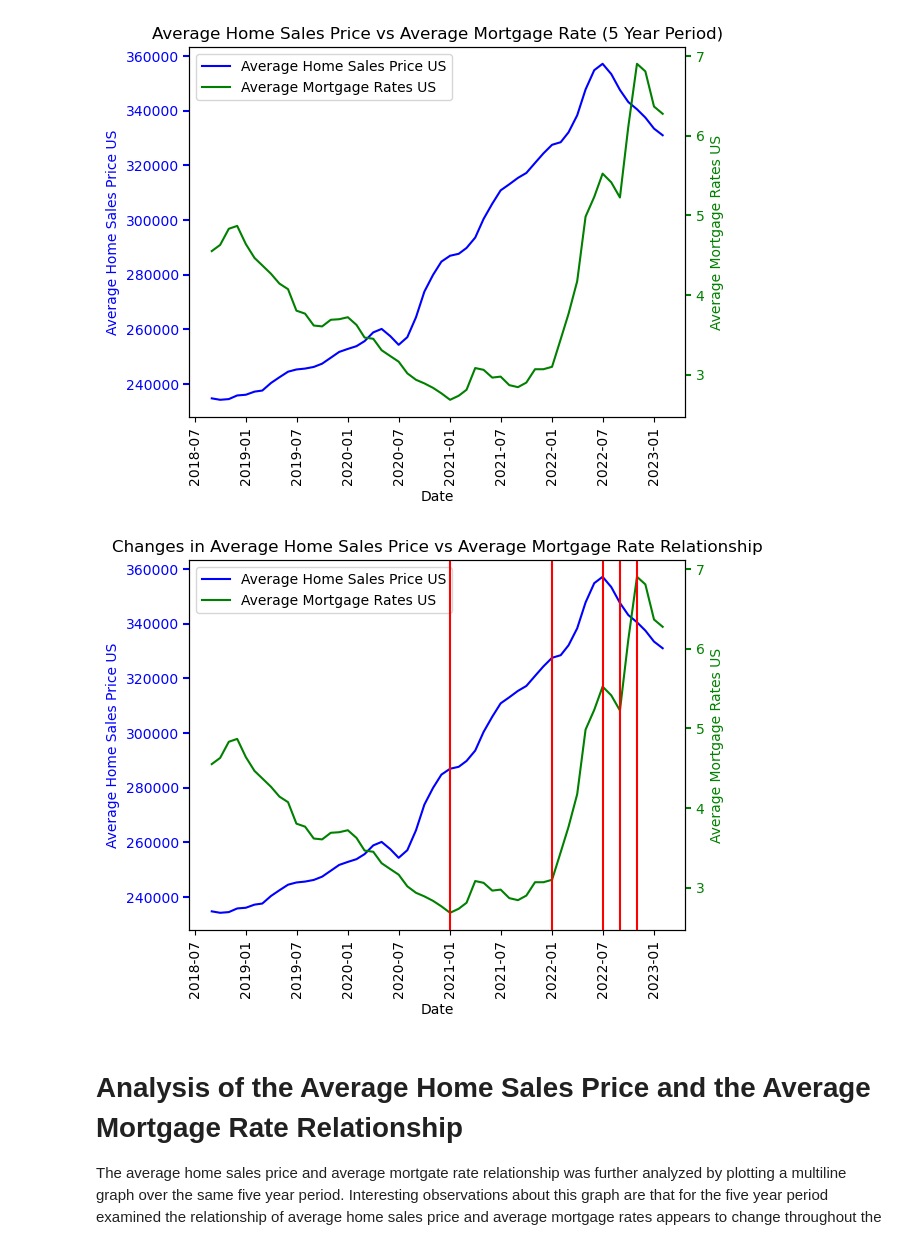
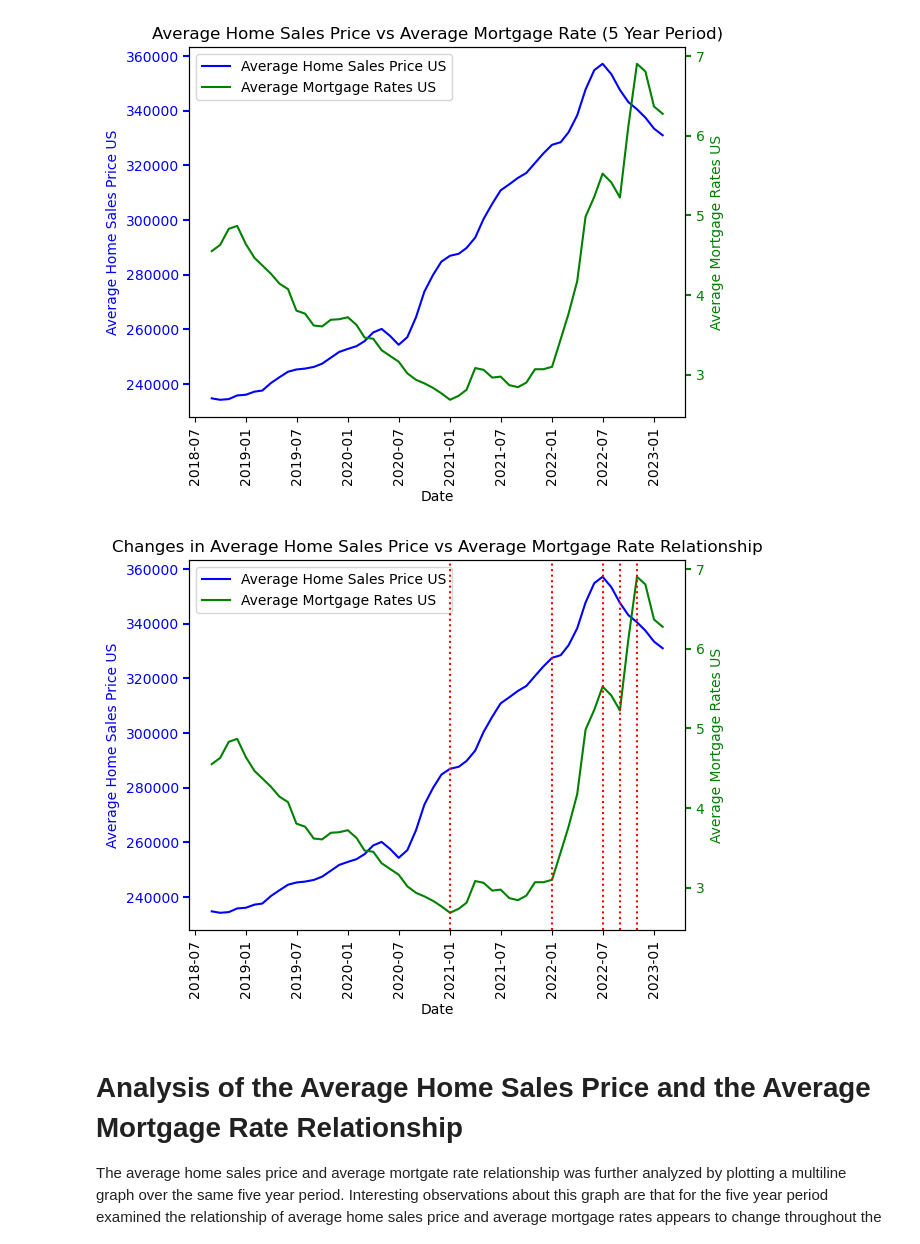
Before and after one commit to ceramicbull/Project-1-Repo, a Jupyter notebook: Group Project One Notebook.ipynb, the cells around one changed output. Drawn from its saved outputs; the diff is of its cells as text; code cells hidden in the pictures.

```diff
--- a/Group Project One Notebook.ipynb
+++ b/Group Project One Notebook.ipynb
@@ -739,39 +739,39 @@ date_2 = pd.to_datetime(date)
 #plot figure with ax subplots for multi y-axis
 fig, ax = plt.subplots()
 twin1 = ax.twinx()
 
 sales_price_plot, = ax.plot(date_2, average_sales_price_us, color="blue", label="Average Home Sales Price US")
 mortgage_rate_plot, = twin1.plot(date_2, average_mortgage_rate_us, color="green", label="Average Mortgage Rates US")
 
 #set tick labels, colors, rotation
 for tick in ax.get_xticklabels():
     tick.set_rotation(90)
 
 tkw = dict(size=4, width=1.5)
 ax.tick_params(axis='y', colors=sales_price_plot.get_color(), **tkw)
 twin1.tick_params(axis='y', colors=mortgage_rate_plot.get_color(), **tkw)
 
 ax.yaxis.label.set_color(sales_price_plot.get_color())
 twin1.yaxis.label.set_color(mortgage_rate_plot.get_color())
 
 #set labels
 ax.set_xlabel('Date')
 ax.set_ylabel('Average Home Sales Price US')
 twin1.set_ylabel("Average Mortgage Rates US")
 ax.legend(handles = [sales_price_plot, mortgage_rate_plot])
 #plot vlines at points where relationship changes
-plt.axvline(pd.Timestamp('2021-01-01'),color='r')
-plt.axvline(pd.Timestamp('2022-01-01'),color='r')
-plt.axvline(pd.Timestamp('2022-07-01'),color='r')
-plt.axvline(pd.Timestamp('2022-09-01'),color='r')
-plt.axvline(pd.Timestamp('2022-11-01'),color='r')
+plt.axvline(pd.Timestamp('2021-01-01'),color='r',linestyle="dotted")
+plt.axvline(pd.Timestamp('2022-01-01'),color='r',linestyle="dotted")
+plt.axvline(pd.Timestamp('2022-07-01'),color='r',linestyle="dotted")
+plt.axvline(pd.Timestamp('2022-09-01'),color='r',linestyle="dotted")
+plt.axvline(pd.Timestamp('2022-11-01'),color='r',linestyle="dotted")
 # Save the figure
 #plt.savefig("cp_ChangeRelationshipSalesPricevsMortRate.png")
 plt.title("Changes in Average Home Sales Price vs Average Mortgage Rate Relationship")
 #show plot
 plt.show()
 # %% [output]
-[figure, old version]
+[figure, new version]
 # %% [markdown]
 # Analysis of the Average Home Sales Price and the Average Mortgage Rate Relationship
 The average home sales price and average mortgate rate relationship was further analyzed by plotting a multiline graph over the same five year period. Interesting observations about this graph are that for the five year period examined the relationship of average home sales price and average mortgage rates appears to change throughout the time period. Three vertical lines were added at the time points where the changes appear to occur which were January 1st, 2021, September 1st, 2021 and November 1st, 2021. From July 2018 to January 2021 there is a clear inverse relationship showing a steady increase in average home sales and a steady decrease in mortgage rates. January 2021 shows a change in the trajectory of the average mortgage rate which is now on a slight increase. A year later, the slope of the mortgage rate line increases and both the home sales price and mortgage rate lines increase. There is a short-lived change back to an inverse relationship from September 1st to November 1st, however after November 1st the relationship appears to revert back to both lines sharing the same trajectory only this time both are decreasing. By showing the points in time where the relationship appears to change, it is easier to observe the dynamic relationship between average mortgage rates and median home sales prices over this time period. Identifying these points can allow for further analysis into the potential causes of these changes.
```
Also changed, not shown: 2 other files.
